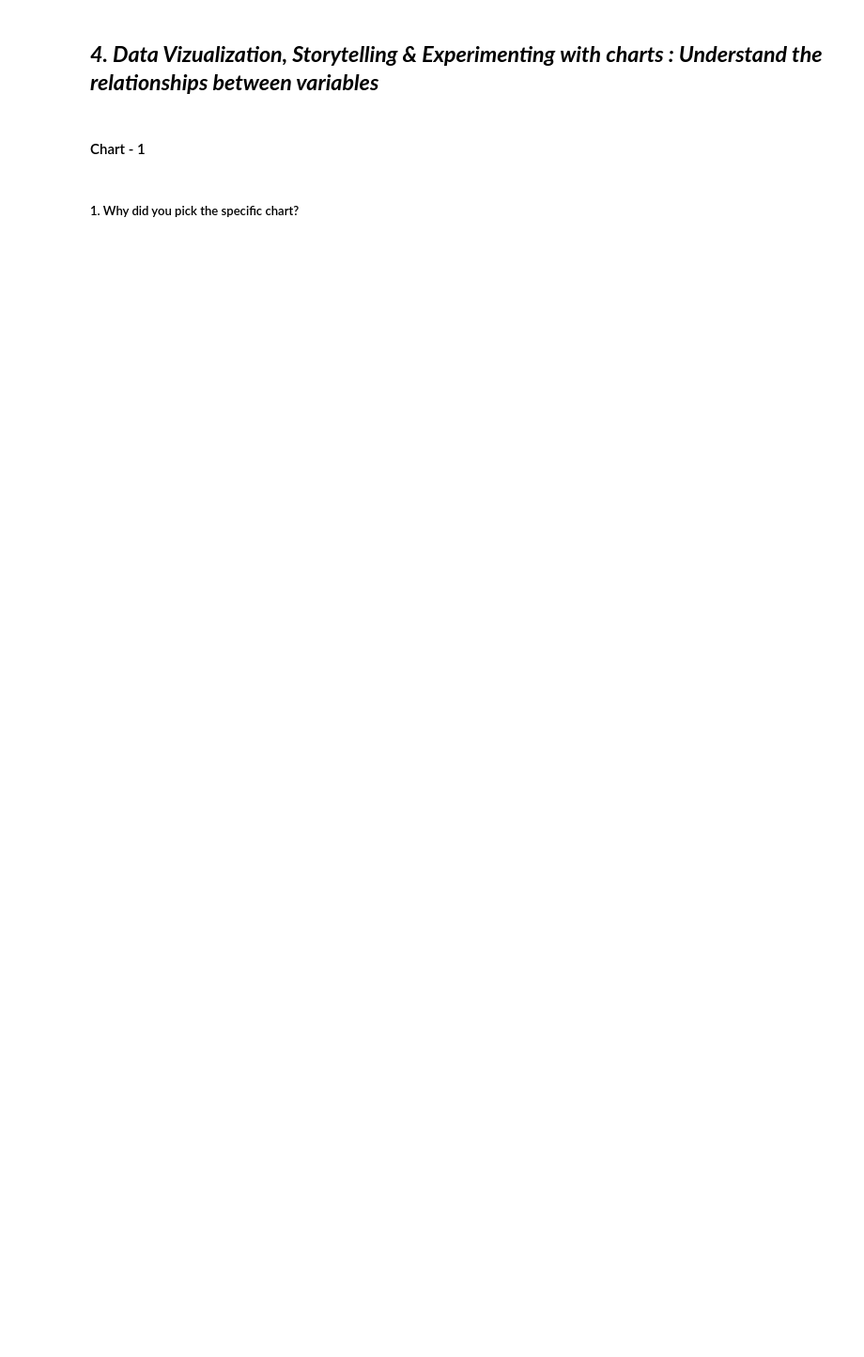
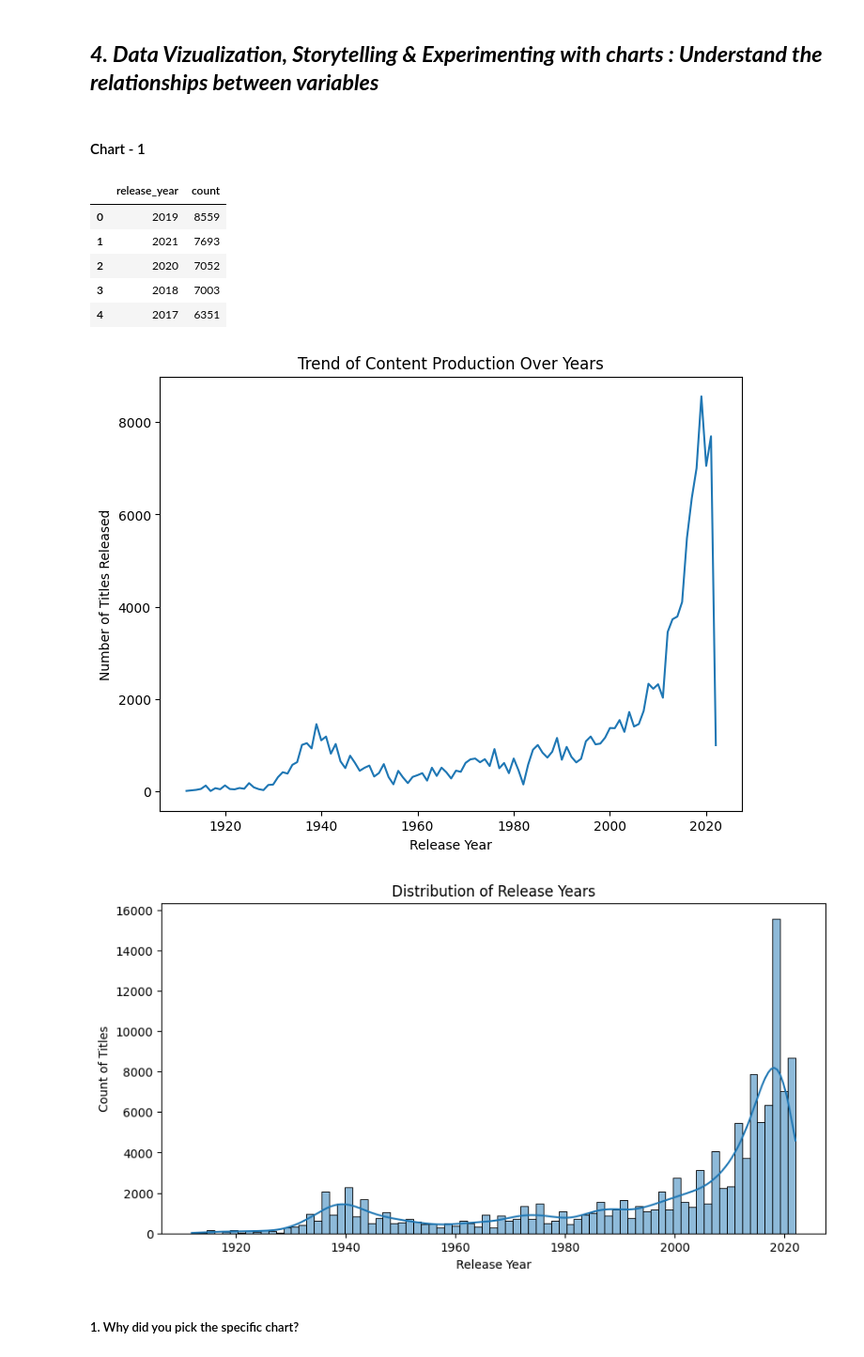
Before and after one commit to Rupeshyadv/AmazonPrime_EDA-, a Jupyter notebook: Sample_EDA_Submission_Template.ipynb, the cells around one changed output. Shown at 94% size. Drawn from its saved outputs; the diff is of its cells as text; code cells hidden in the pictures; blank space fills up the shorter version.

Commit message:
added more charts

```diff
--- a/Sample_EDA_Submission_Template.ipynb
+++ b/Sample_EDA_Submission_Template.ipynb
@@ -523,2 +566,34 @@ Answer Here.
+# %%
+# Distribution of release_year
+# Goal -> Analyze how content production has changed over the years
+
+# Before plotting, we need to aggregate counts
+year_distribution = merged_df['release_year'].value_counts().reset_index(name='count')
+display(year_distribution.head())
+
+# line plot
+plt.figure(figsize=(8,6))
+sns.lineplot(data=year_distribution, x='release_year', y='count')
+plt.title("Trend of Content Production Over Years")
+plt.xlabel("Release Year")
+plt.ylabel("Number of Titles Released")
+plt.show()
+
+# histplot
+plt.figure(figsize=(10,5))
+sns.histplot(data=merged_df, x='release_year', kde=True)
+plt.title("Distribution of Release Years")
+plt.xlabel("Release Year")
+plt.ylabel("Count of Titles")
+plt.show()
+# %% [output]
+|  | release_year | count |
+| 0 | 2019 | 8559 |
+| 1 | 2021 | 7693 |
+| 2 | 2020 | 7052 |
+| 3 | 2018 | 7003 |
+| 4 | 2017 | 6351 |
+[figure, added]
+[figure, added]
 # %% [markdown]
 ##### 1. Why did you pick the specific chart?
```
Also changed, not shown: parts of 48 cells of this notebook, 1 other file.
